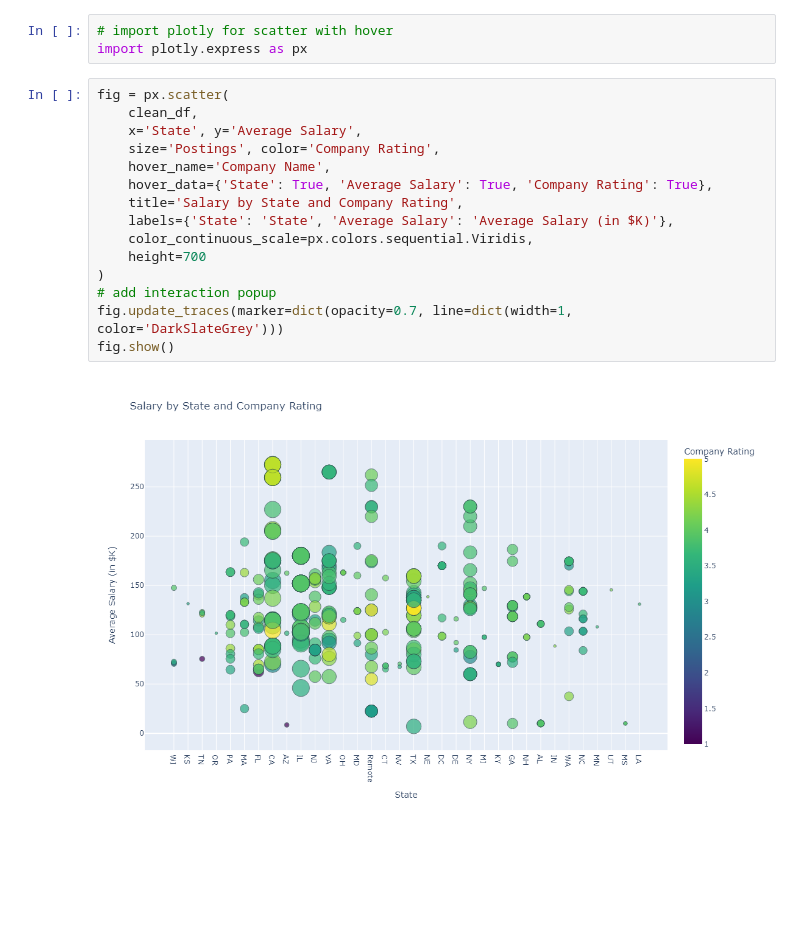
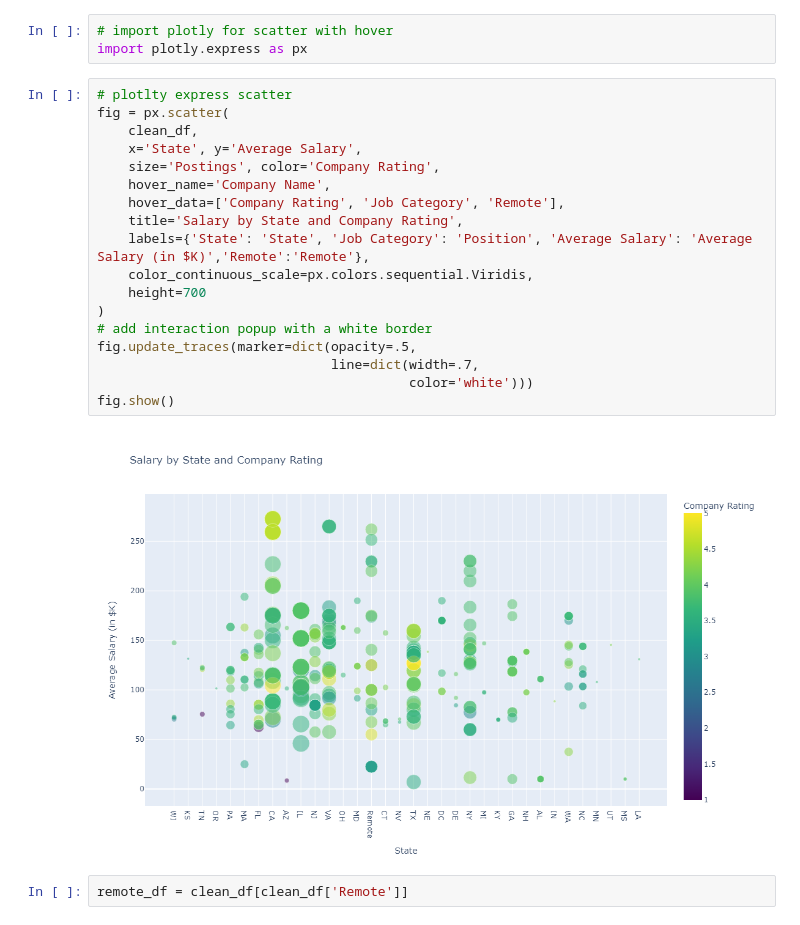
Before and after one commit to Robotrousers/Project3_JobsAnalysis, a Jupyter notebook: data_job_market.ipynb, the cells around one changed output. Saved outputs shown, nothing was run; the diff lists cells and outputs as text; blank space fills up the shorter version.

Commit message:
adding sql db and created scatters

```diff
--- a/data_job_market.ipynb
+++ b/data_job_market.ipynb
@@ -373,19 +379,24 @@ plt.show()
 # import plotly for scatter with hover
 import plotly.express as px
 # %%
+# plotlty express scatter
 fig = px.scatter(
     clean_df,
     x='State', y='Average Salary',
     size='Postings', color='Company Rating',
     hover_name='Company Name',
-    hover_data={'State': True, 'Average Salary': True, 'Company Rating': True},
+    hover_data=['Company Rating', 'Job Category', 'Remote'],
     title='Salary by State and Company Rating',
-    labels={'State': 'State', 'Average Salary': 'Average Salary (in $K)'},
+    labels={'State': 'State', 'Job Category': 'Position', 'Average Salary': 'Average Salary (in $K)','Remote':'Remote'},
     color_continuous_scale=px.colors.sequential.Viridis,
     height=700
 )
-# add interaction popup
-fig.update_traces(marker=dict(opacity=0.7, line=dict(width=1, color='DarkSlateGrey')))
+# add interaction popup with a white border
+fig.update_traces(marker=dict(opacity=.5,
+                              line=dict(width=.7,
+                                        color='white')))
 fig.show()
 # %% [output]
-[figure, old version]
+[figure, new version]
+# %%
+remote_df = clean_df[clean_df['Remote']]
```
Also changed, not shown: parts of 6 cells of this notebook, 2 other files.
